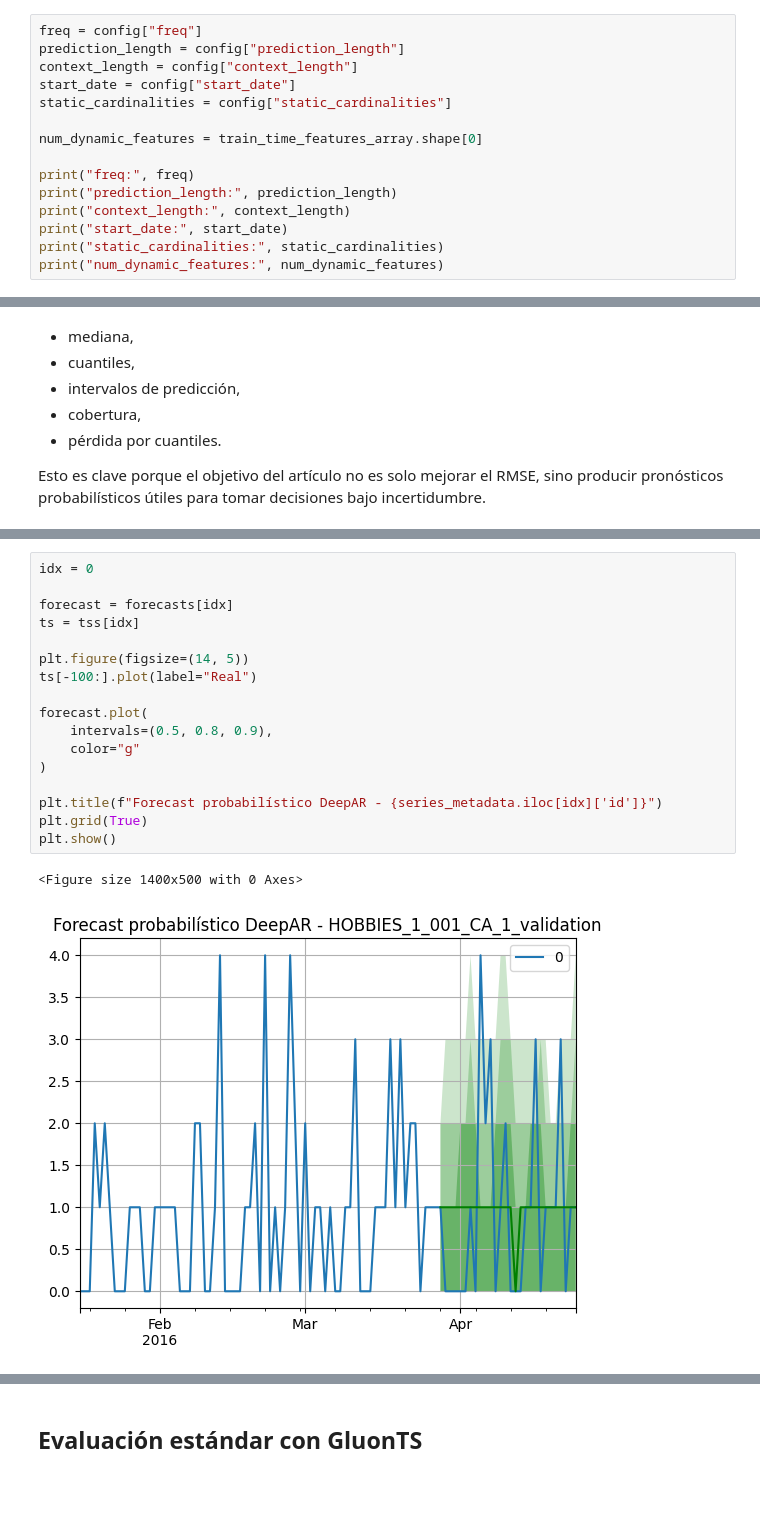
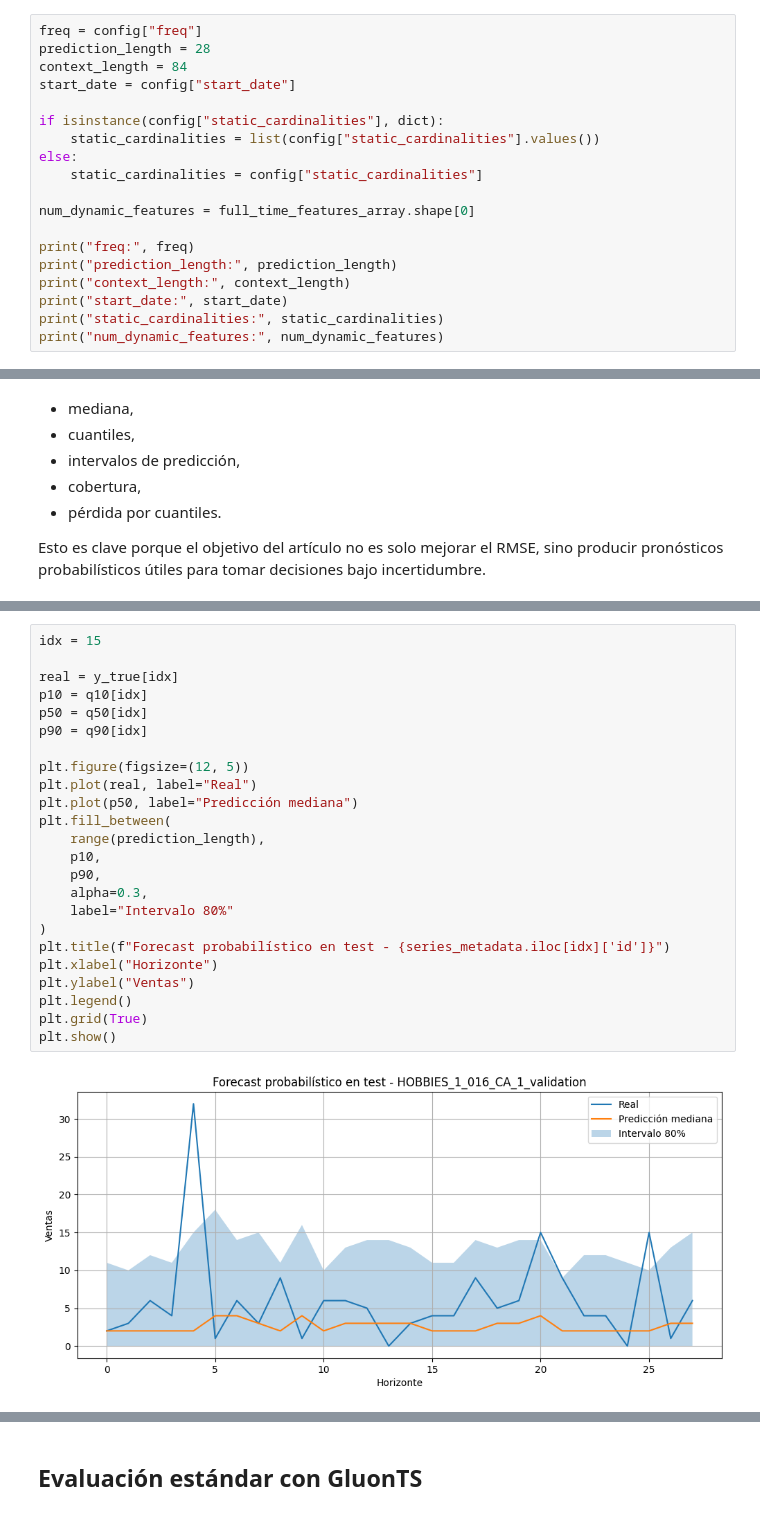
Before and after one commit to 1Enrique9/DeepAR_California, a Jupyter notebook: notebooks/04_DeepAR.ipynb, the cells around one changed output, grey strips where cells are left out. Cells and saved outputs as stored; diff of their text form; blank space fills up the shorter version.

```diff
--- a/notebooks/04_DeepAR.ipynb
+++ b/notebooks/04_DeepAR.ipynb
@@ -135,12 +127,16 @@ La ventana de contexto representa cuántos días históricos observa el modelo a
 El horizonte de 28 días se eligió porque coincide con la estructura oficial de M5.
 # %%
 freq = config["freq"]
-prediction_length = config["prediction_length"]
-context_length = config["context_length"]
+prediction_length = 28
+context_length = 84
 start_date = config["start_date"]
-static_cardinalities = config["static_cardinalities"]
 
-num_dynamic_features = train_time_features_array.shape[0]
+if isinstance(config["static_cardinalities"], dict):
+    static_cardinalities = list(config["static_cardinalities"].values())
+else:
+    static_cardinalities = config["static_cardinalities"]
+
+num_dynamic_features = full_time_features_array.shape[0]
 
 print("freq:", freq)
 print("prediction_length:", prediction_length)
@@ -362,22 +473,28 @@ print("Número de series reales:", len(tss))
 Número de forecasts: 12196
 Número de series reales: 12196
 # %%
-idx = 0
+idx = 15
 
-forecast = forecasts[idx]
-ts = tss[idx]
+real = y_true[idx]
+p10 = q10[idx]
+p50 = q50[idx]
+p90 = q90[idx]
 
-plt.figure(figsize=(14, 5))
-ts[-100:].plot(label="Real")
-
-forecast.plot(
-    intervals=(0.5, 0.8, 0.9),
-    color="g"
+plt.figure(figsize=(12, 5))
+plt.plot(real, label="Real")
+plt.plot(p50, label="Predicción mediana")
+plt.fill_between(
+    range(prediction_length),
+    p10,
+    p90,
+    alpha=0.3,
+    label="Intervalo 80%"
 )
-
-plt.title(f"Forecast probabilístico DeepAR - {series_metadata.iloc[idx]['id']}")
+plt.title(f"Forecast probabilístico en test - {series_metadata.iloc[idx]['id']}")
+plt.xlabel("Horizonte")
+plt.ylabel("Ventas")
+plt.legend()
 plt.grid(True)
 plt.show()
 # %% [output]
-<Figure size 1400x500 with 0 Axes>
-[figure, old version]
+[figure, new version]
```
Also changed, not shown: parts of 45 cells of this notebook, 1 other file.
